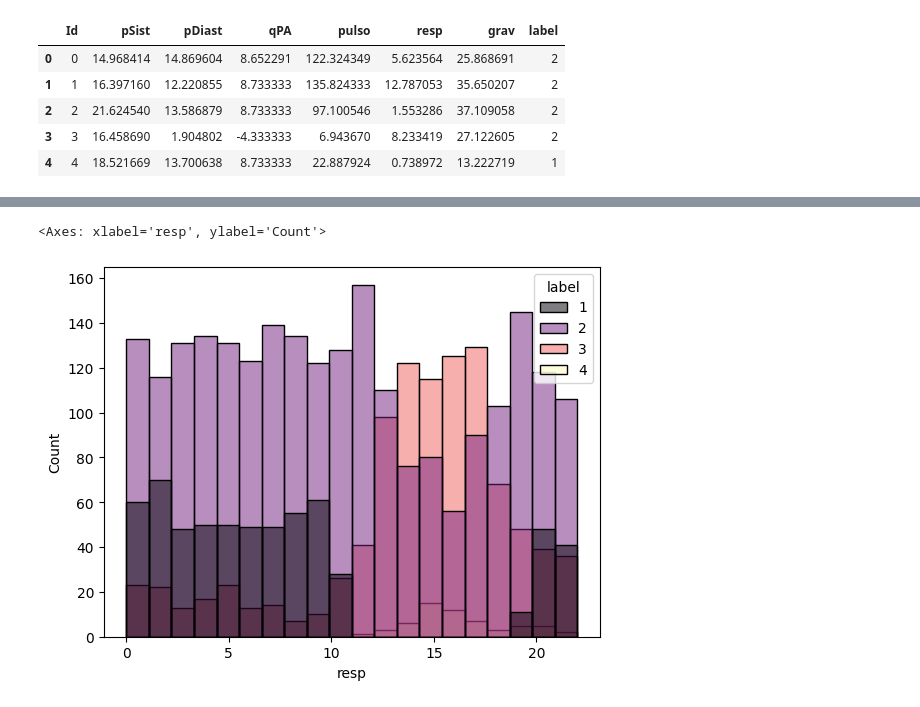
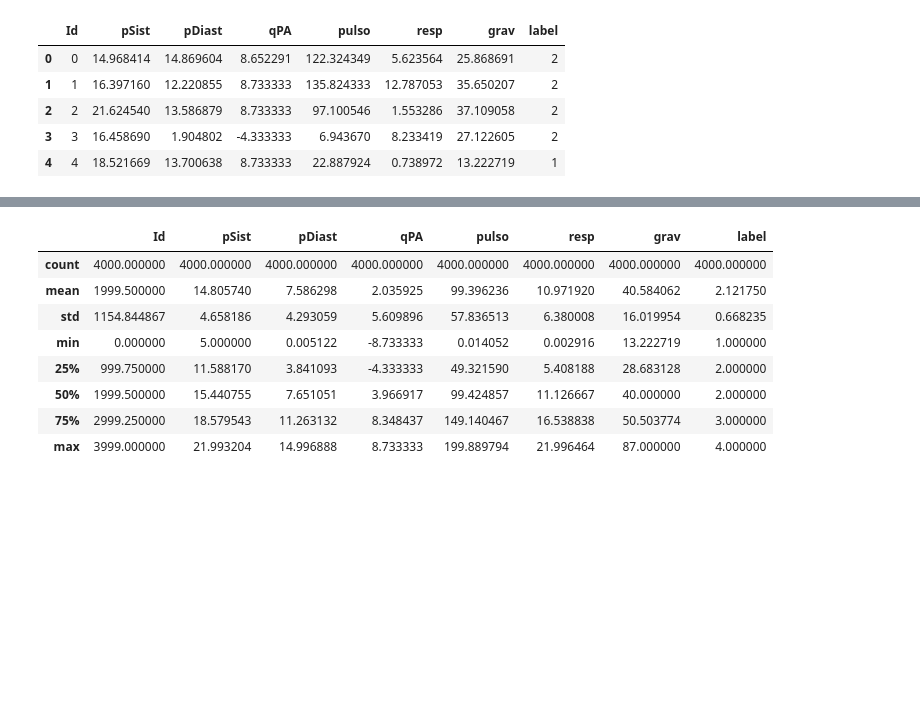
Before and after one commit to tacla/VictimSim2, a Jupyter notebook: ex02_random_dfs/notebooks/classificadores.ipynb, the cells around one changed output, grey strips where cells are left out. Cells and saved outputs as stored; diff of their text form; code cells hidden in the pictures; blank space fills up the shorter version.

```diff
--- a/ex02_random_dfs/notebooks/classificadores.ipynb
+++ b/ex02_random_dfs/notebooks/classificadores.ipynb
@@ -302,5 +432,12 @@ sns.histplot(data=df_victims, x='pulso',hue='label', bins=20, palette='magma')
-# %%
-sns.histplot(data=df_victims, x='resp',hue='label', bins=20, palette='magma')
-# %% [output]
-<Axes: xlabel='resp', ylabel='Count'>
-[figure, removed]
+# %%
+df_victims.describe()
+# %% [output]
+|  | Id | pSist | pDiast | qPA | pulso | resp | grav | label |
+| count | 4000.000000 | 4000.000000 | 4000.000000 | 4000.000000 | 4000.000000 | 4000.000000 | 4000.000000 | 4000.000000 |
+| mean | 1999.500000 | 14.805740 | 7.586298 | 2.035925 | 99.396236 | 10.971920 | 40.584062 | 2.121750 |
+| std | 1154.844867 | 4.658186 | 4.293059 | 5.609896 | 57.836513 | 6.380008 | 16.019954 | 0.668235 |
+| min | 0.000000 | 5.000000 | 0.005122 | -8.733333 | 0.014052 | 0.002916 | 13.222719 | 1.000000 |
+| 25% | 999.750000 | 11.588170 | 3.841093 | -4.333333 | 49.321590 | 5.408188 | 28.683128 | 2.000000 |
+| 50% | 1999.500000 | 15.440755 | 7.651051 | 3.966917 | 99.424857 | 11.126667 | 40.000000 | 2.000000 |
+| 75% | 2999.250000 | 18.579543 | 11.263132 | 8.348437 | 149.140467 | 16.538838 | 50.503774 | 3.000000 |
+| max | 3999.000000 | 21.993204 | 14.996888 | 8.733333 | 199.889794 | 21.996464 | 87.000000 | 4.000000 |
```
Also changed, not shown: parts of 36 cells of this notebook, 2 other files.
